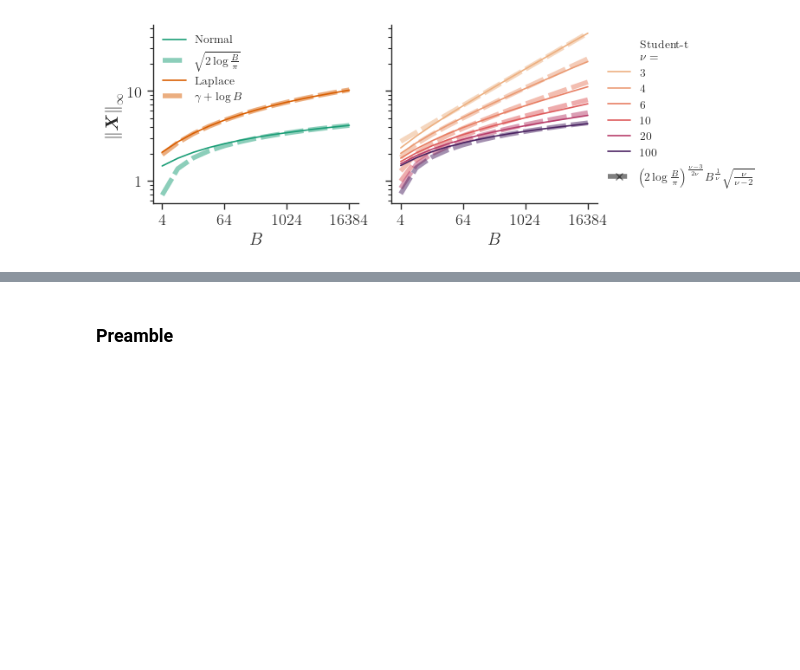
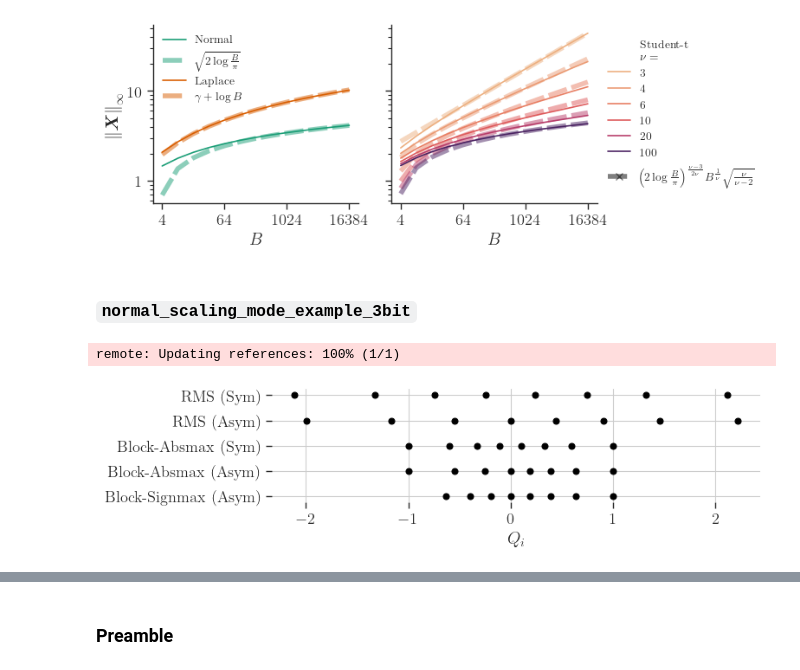
Before and after one commit to graphcore-research/llama-mobile-vlm, a Jupyter notebook: 20250127-FormatsCascade/Analysis.ipynb, the cells around one changed output, grey strips where cells are left out. Saved outputs shown, nothing was run; the diff lists cells and outputs as text; code cells hidden in the pictures; blank space fills up the shorter version.

```diff
--- a/20250127-FormatsCascade/Analysis.ipynb
+++ b/20250127-FormatsCascade/Analysis.ipynb
@@ -177,3 +178,33 @@ plot_utils.save("dist_absmax")
 # %% [output]
 remote: Updating references: 100% (1/1)
 [figure]
+# %% [markdown]
+### `normal_scaling_mode_example_3bit`
+# %%
+bits = 3
+block_size = 64
+dist = A.Normal()
+
+plt_args = dict(color="k", s=25)
+_, ax = plt.subplots(figsize=(8, 2.25))
+y = torch.full((2**bits,), 0)
+ax.scatter(dist.quantiser(bits, mode="symmetric").values, y, **plt_args, label="RMS (Sym)"); y -= 1
+ax.scatter(dist.quantiser(bits, mode="asymmetric").values, y, **plt_args, label="RMS (Asym)"); y -= 1
+# ax.scatter(dist.quantiser(bits, mode="repeat_zero").values, y, **plt_args, label=r"RMS ($\pm0$)"); y -= 1
+ax.scatter(dist.quantiser(bits, scaling="absmax", block_size=block_size, mode="symmetric").values, y, **plt_args, label="Block-Absmax (Sym)"); y -= 1
+ax.scatter(dist.quantiser(bits, scaling="absmax", block_size=block_size, mode="asymmetric").values, y, **plt_args, label="Block-Absmax (Asym)"); y -= 1
+ax.scatter(dist.quantiser(bits, scaling="signmax", block_size=block_size, mode="asymmetric").values, y, **plt_args, label="Block-Signmax (Asym)"); y -= 1
+
+ax.grid(True)
+ax.spines["bottom"].set_visible(False)
+ax.spines["left"].set_visible(False)
+labels = ax.get_legend_handles_labels()[1]
+ax.set_yticks(-torch.arange(len(labels)), labels)
+ax.set_ylim((-len(labels) + 1 - 0.25, 0.25))
+ax.set_xlabel("$Q_i$")
+
+plot_utils.tidy(ax.figure)
+plot_utils.save("normal_scaling_mode_example_3bit")
+# %% [output]
+remote: Updating references: 100% (1/1)
+[figure, added]
```
Also changed, not shown: parts of 15 cells of this notebook, 2 other files.
